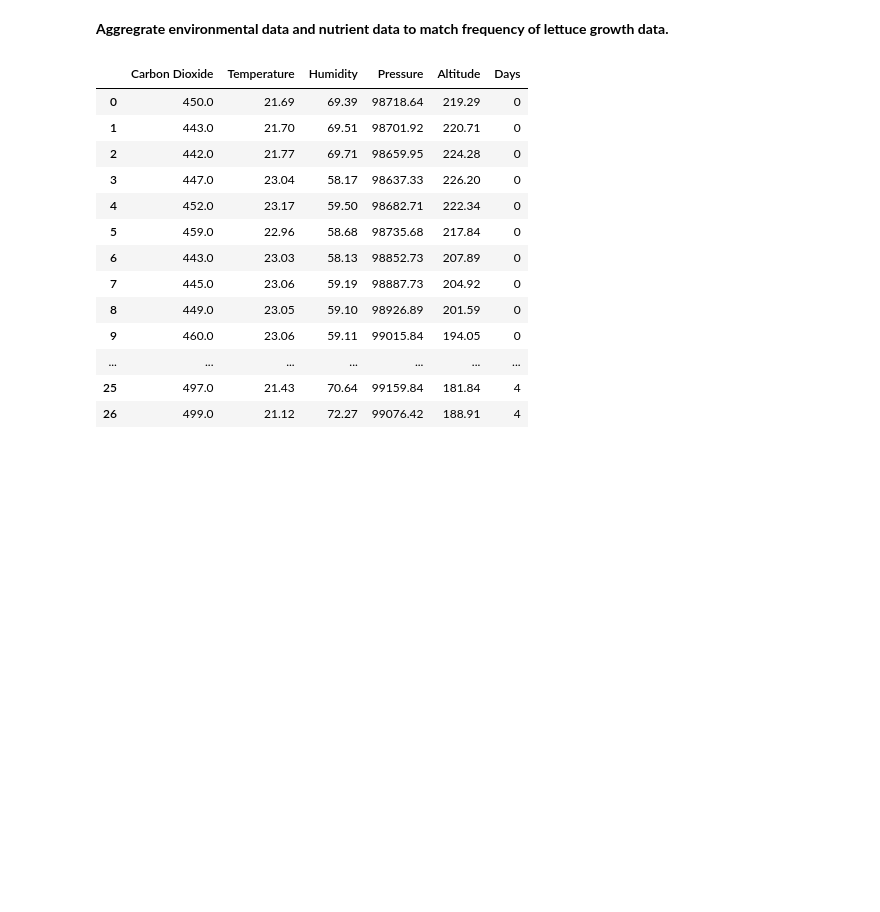
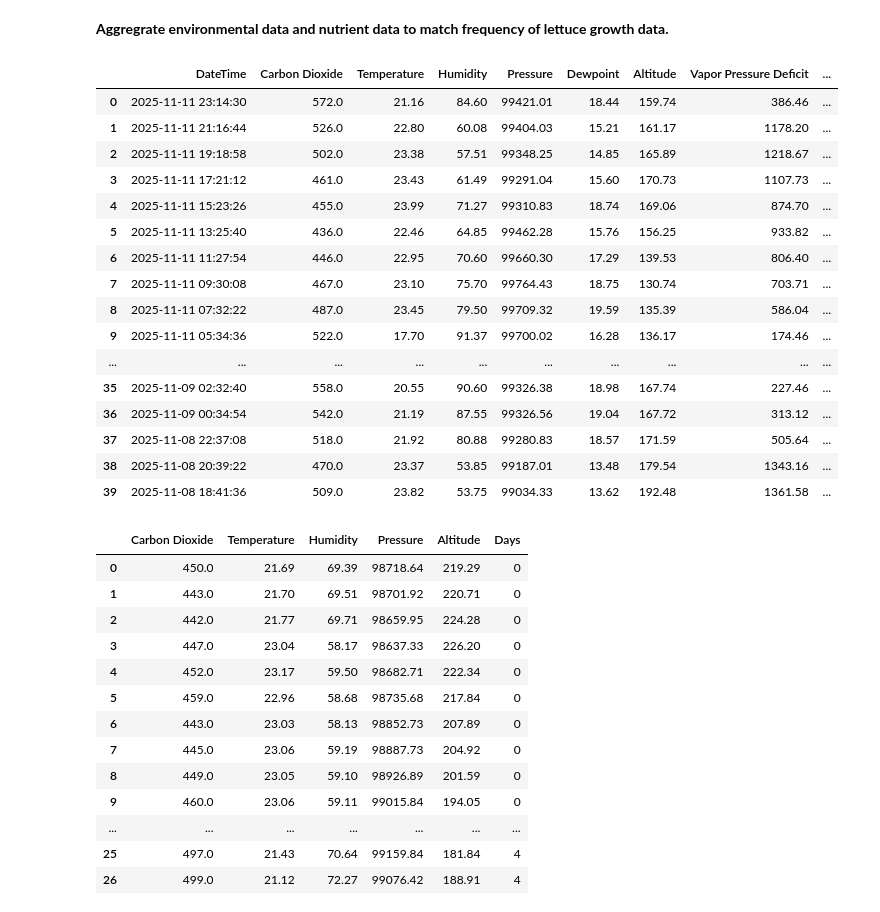
Before and after one commit to GerardoG2/plant-health-status, a Jupyter notebook: Notebooks/Analysis_1.ipynb, the cells around one changed output. Drawn from its saved outputs; the diff is of its cells as text; code cells hidden in the pictures; blank space fills up the shorter version.

```diff
--- a/Notebooks/Analysis_1.ipynb
+++ b/Notebooks/Analysis_1.ipynb
@@ -136,6 +136,55 @@ plt.show()
 EC, salinity, and total dissolved solids are almost perfectly correlated. Drop salinity and total dissolved solids.
 # %% [markdown]
 **Aggregrate environmental data and nutrient data to match frequency of lettuce growth data.**
+# %%
+# function that takes in dataframe with "time_stamp" column and returns dataframe with days_by_4
+def get_4_day_bin(entry):
+    if entry == 0:
+        return 0
+    elif entry in {1,2,3,4}:
+        return 4
+    elif entry in {5,6,7,8}:
+        return 8
+    elif entry in {9,10,11,12}:
+        return 12
+    elif entry in {13,14,15,16}:
+        return 16
+    elif entry in {17,18,19,20}:
+        return 20
+    elif entry in {21,22,23,24}:
+        return 24
+    elif entry in {25,26,27,28}:
+        return 28
+
+
+def add_day_time_bins(df, time_col='DateTime'):
+    df = df.copy()
+    day_0_day = df[time_col].dt.floor('D').min()  # Get the start day
+    df['temp_day'] = (df[time_col].dt.floor('D') - day_0_day).dt.days
+    df['Days'] = df['temp_day'].apply(get_4_day_bin)
+    df.drop(columns=['temp_day'], inplace=True)
+
+    return df
+
+add_day_time_bins(df_env_sensor).head(40)
+# %% [output]
+|  | DateTime | Carbon Dioxide | Temperature | Humidity | Pressure | Dewpoint | Altitude | Vapor Pressure Deficit | ... |
+| 0 | 2025-11-11 23:14:30 | 572.0 | 21.16 | 84.60 | 99421.01 | 18.44 | 159.74 | 386.46 | ... |
+| 1 | 2025-11-11 21:16:44 | 526.0 | 22.80 | 60.08 | 99404.03 | 15.21 | 161.17 | 1178.20 | ... |
+| 2 | 2025-11-11 19:18:58 | 502.0 | 23.38 | 57.51 | 99348.25 | 14.85 | 165.89 | 1218.67 | ... |
+| 3 | 2025-11-11 17:21:12 | 461.0 | 23.43 | 61.49 | 99291.04 | 15.60 | 170.73 | 1107.73 | ... |
+| 4 | 2025-11-11 15:23:26 | 455.0 | 23.99 | 71.27 | 99310.83 | 18.74 | 169.06 | 874.70 | ... |
+| 5 | 2025-11-11 13:25:40 | 436.0 | 22.46 | 64.85 | 99462.28 | 15.76 | 156.25 | 933.82 | ... |
+| 6 | 2025-11-11 11:27:54 | 446.0 | 22.95 | 70.60 | 99660.30 | 17.29 | 139.53 | 806.40 | ... |
+| 7 | 2025-11-11 09:30:08 | 467.0 | 23.10 | 75.70 | 99764.43 | 18.75 | 130.74 | 703.71 | ... |
+| 8 | 2025-11-11 07:32:22 | 487.0 | 23.45 | 79.50 | 99709.32 | 19.59 | 135.39 | 586.04 | ... |
+| 9 | 2025-11-11 05:34:36 | 522.0 | 17.70 | 91.37 | 99700.02 | 16.28 | 136.17 | 174.46 | ... |
+| ... | ... | ... | ... | ... | ... | ... | ... | ... | ... |
+| 35 | 2025-11-09 02:32:40 | 558.0 | 20.55 | 90.60 | 99326.38 | 18.98 | 167.74 | 227.46 | ... |
+| 36 | 2025-11-09 00:34:54 | 542.0 | 21.19 | 87.55 | 99326.56 | 19.04 | 167.72 | 313.12 | ... |
+| 37 | 2025-11-08 22:37:08 | 518.0 | 21.92 | 80.88 | 99280.83 | 18.57 | 171.59 | 505.64 | ... |
+| 38 | 2025-11-08 20:39:22 | 470.0 | 23.37 | 53.85 | 99187.01 | 13.48 | 179.54 | 1343.16 | ... |
+| 39 | 2025-11-08 18:41:36 | 509.0 | 23.82 | 53.75 | 99034.33 | 13.62 | 192.48 | 1361.58 | ... |
 # %%
 ######## environmental data
 
```
Also changed, not shown: 13 other files.
